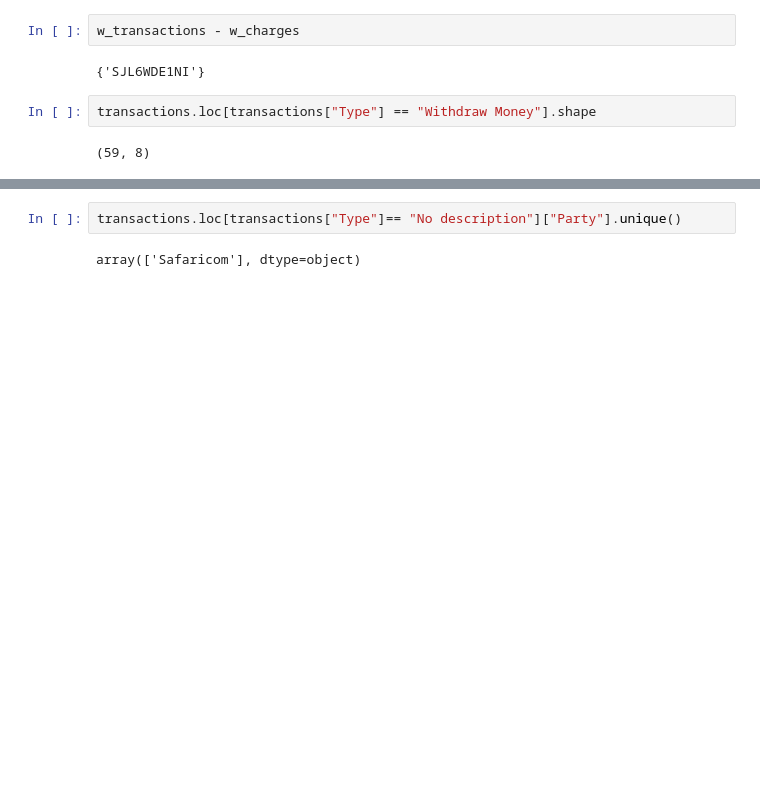
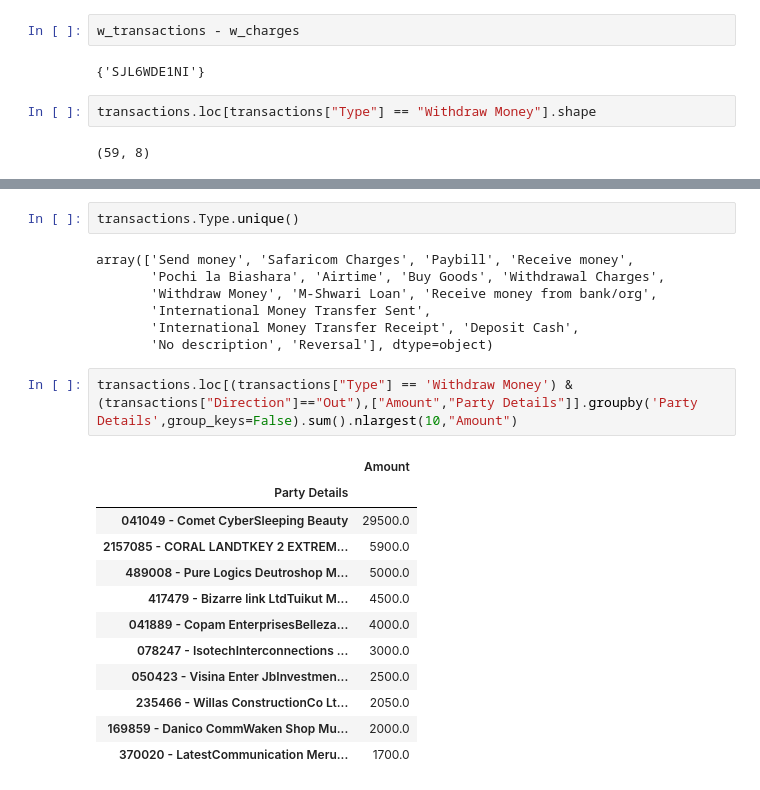
Before and after one commit to Addyzee/statement-app, a Jupyter notebook: api/temp.ipynb, the cells around one changed output, grey strips where cells are left out. Cells and saved outputs as stored; diff of their text form; blank space fills up the shorter version.

```diff
--- a/api/temp.ipynb
+++ b/api/temp.ipynb
@@ -106,6 +106,26 @@ array(['Send money', 'Paybill', 'Receive money', 'Pochi la Biashara',
        'International Money Transfer Receipt', 'Deposit Cash',
        'No description', 'Reversal'], dtype=object)
 # %%
-transactions.loc[transactions["Type"]== "No description"]["Party"].unique()
+transactions.Type.unique()
 # %% [output]
-array(['Safaricom'], dtype=object)
+array(['Send money', 'Safaricom Charges', 'Paybill', 'Receive money',
+       'Pochi la Biashara', 'Airtime', 'Buy Goods', 'Withdrawal Charges',
+       'Withdraw Money', 'M-Shwari Loan', 'Receive money from bank/org',
+       'International Money Transfer Sent',
+       'International Money Transfer Receipt', 'Deposit Cash',
+       'No description', 'Reversal'], dtype=object)
+# %%
+transactions.loc[(transactions["Type"] == 'Withdraw Money') & (transactions["Direction"]=="Out"),["Amount","Party Details"]].groupby('Party Details',group_keys=False).sum().nlargest(10,"Amount")
+# %% [output]
+|  | Amount |
+| Party Details |  |
+| 041049 - Comet CyberSleeping Beauty | 29500.0 |
+| 2157085 - CORAL LANDTKEY 2 EXTREM... | 5900.0 |
+| 489008 - Pure Logics Deutroshop M... | 5000.0 |
+| 417479 - Bizarre link LtdTuikut M... | 4500.0 |
+| 041889 - Copam EnterprisesBelleza... | 4000.0 |
+| 078247 - IsotechInterconnections ... | 3000.0 |
+| 050423 - Visina Enter JbInvestmen... | 2500.0 |
+| 235466 - Willas ConstructionCo Lt... | 2050.0 |
+| 169859 - Danico CommWaken Shop Mu... | 2000.0 |
+| 370020 - LatestCommunication Meru... | 1700.0 |
```
Also changed, not shown: parts of 13 cells of this notebook, 3 other files.
